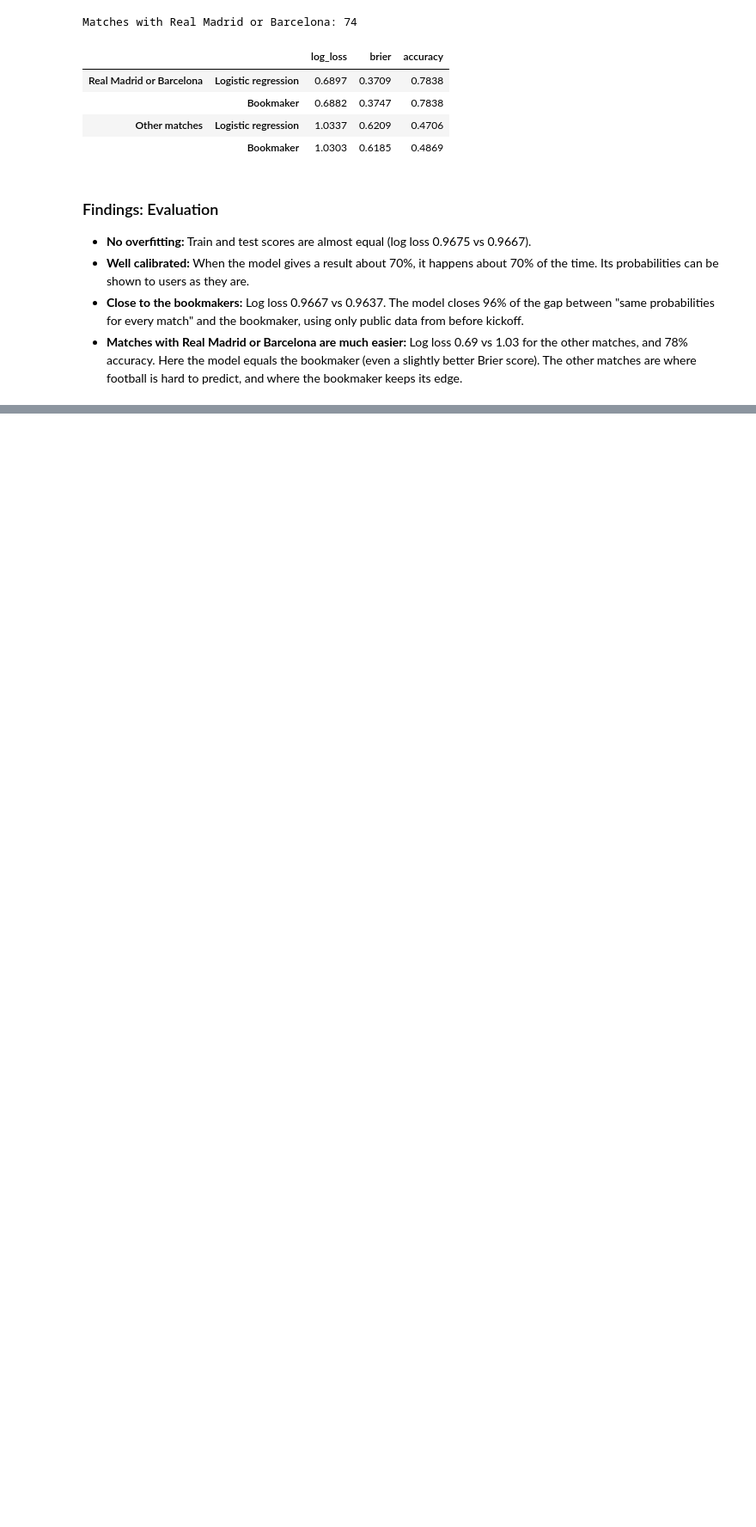
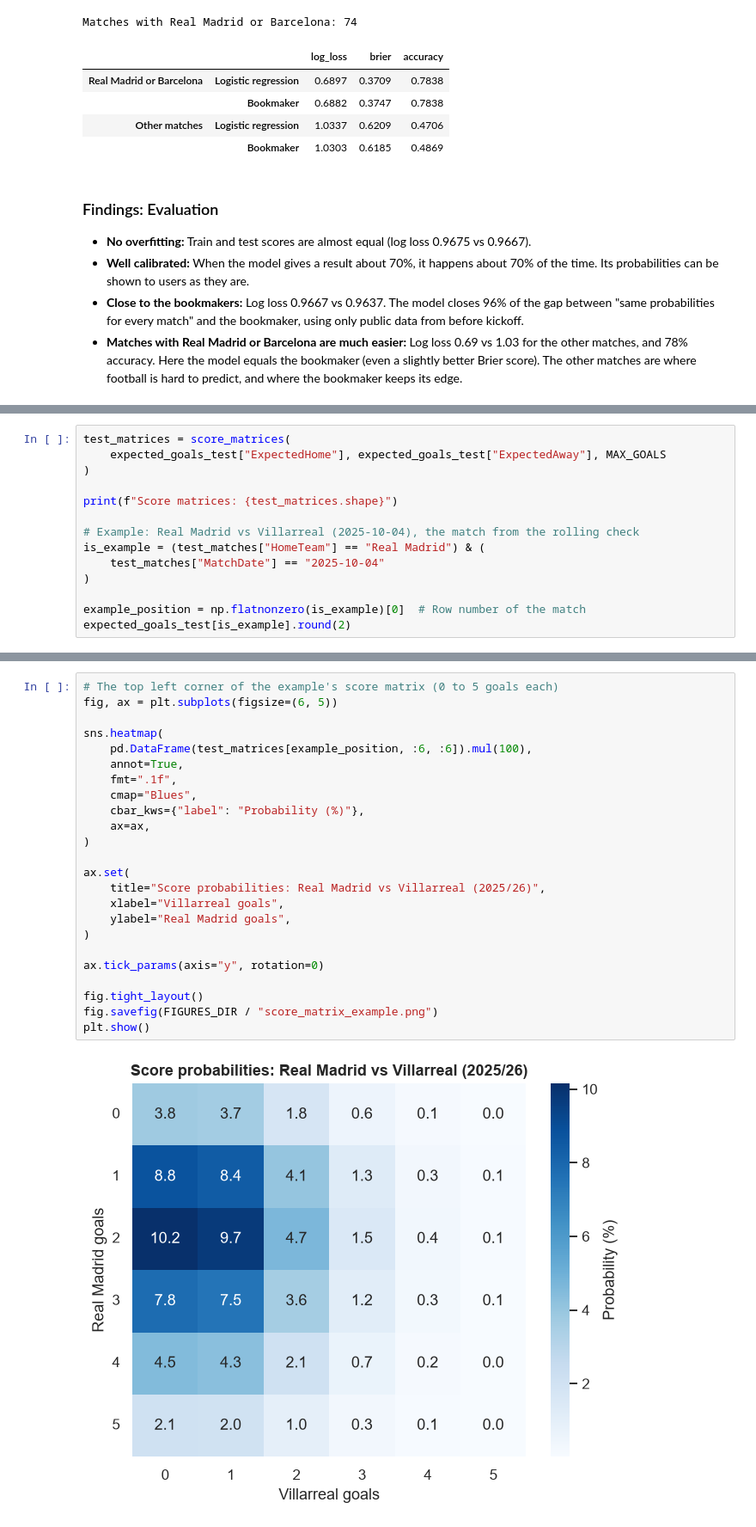
Before and after one commit to idoberk/laliga-match-prediction, a Jupyter notebook: notebooks/laliga_match_prediction.ipynb, the cells around one changed output, grey strips where cells are left out. Shown at 86% size. Saved outputs shown, nothing was run; the diff lists cells and outputs as text; blank space fills up the shorter version.

Commit message:
Add Poisson scoreline model and score matrix

```diff
--- a/notebooks/laliga_match_prediction.ipynb
+++ b/notebooks/laliga_match_prediction.ipynb
@@ -1822,0 +1863,14 @@ Matches with Real Madrid or Barcelona: 74
+# %%
+test_matrices = score_matrices(
+    expected_goals_test["ExpectedHome"], expected_goals_test["ExpectedAway"], MAX_GOALS
+)
+
+print(f"Score matrices: {test_matrices.shape}")
+
+# Example: Real Madrid vs Villarreal (2025-10-04), the match from the rolling check
+is_example = (test_matches["HomeTeam"] == "Real Madrid") & (
+    test_matches["MatchDate"] == "2025-10-04"
+)
+
+example_position = np.flatnonzero(is_example)[0]  # Row number of the match
+expected_goals_test[is_example].round(2)
@@ -1822,0 +1881,26 @@ Matches with Real Madrid or Barcelona: 74
+# %%
+# The top left corner of the example's score matrix (0 to 5 goals each)
+fig, ax = plt.subplots(figsize=(6, 5))
+
+sns.heatmap(
+    pd.DataFrame(test_matrices[example_position, :6, :6]).mul(100),
+    annot=True,
+    fmt=".1f",
+    cmap="Blues",
+    cbar_kws={"label": "Probability (%)"},
+    ax=ax,
+)
+
+ax.set(
+    title="Score probabilities: Real Madrid vs Villarreal (2025/26)",
+    xlabel="Villarreal goals",
+    ylabel="Real Madrid goals",
+)
+
+ax.tick_params(axis="y", rotation=0)
+
+fig.tight_layout()
+fig.savefig(FIGURES_DIR / "score_matrix_example.png")
+plt.show()
+# %% [output]
+[figure, added]
```
Also changed, not shown: parts of 8 cells of this notebook, 2 other files.
